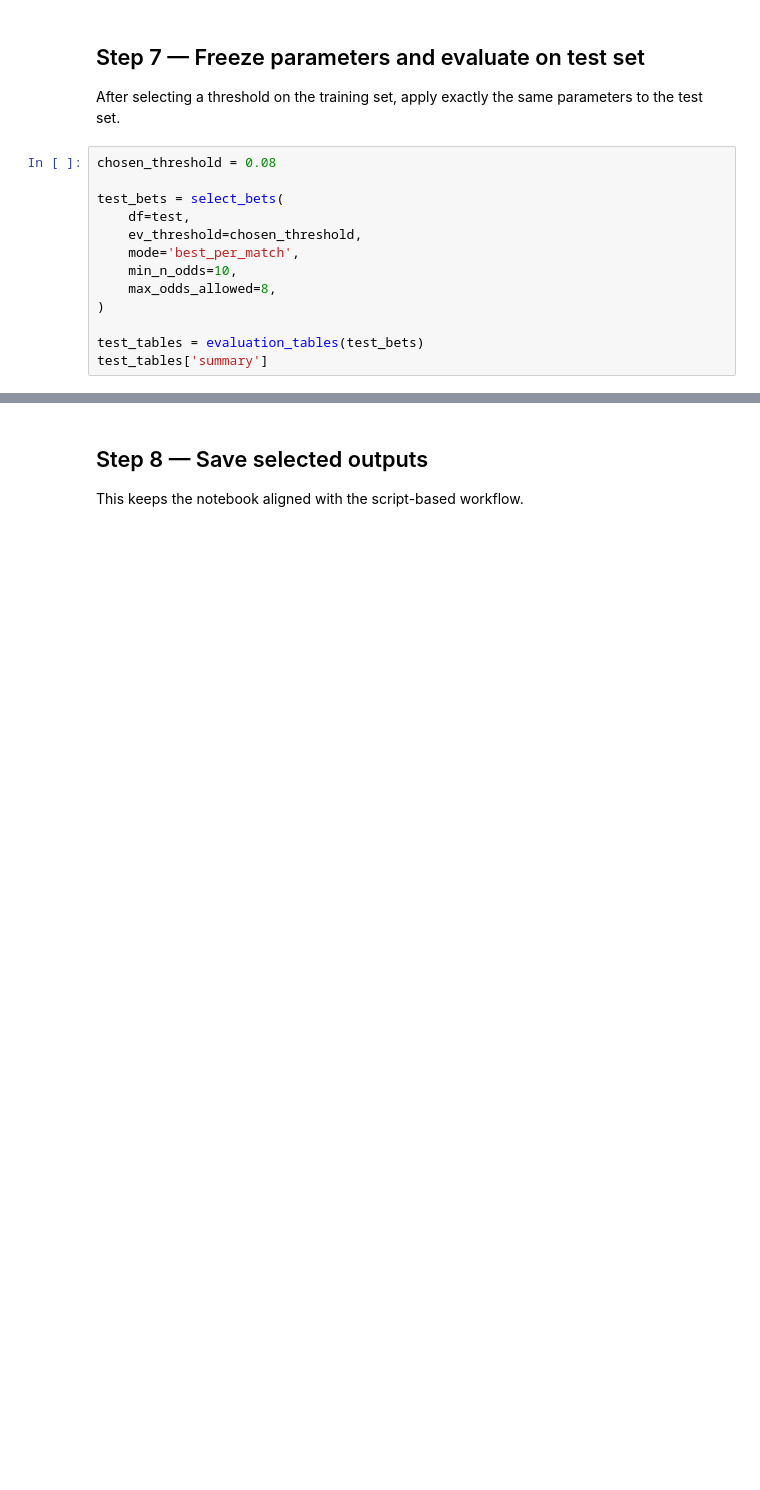
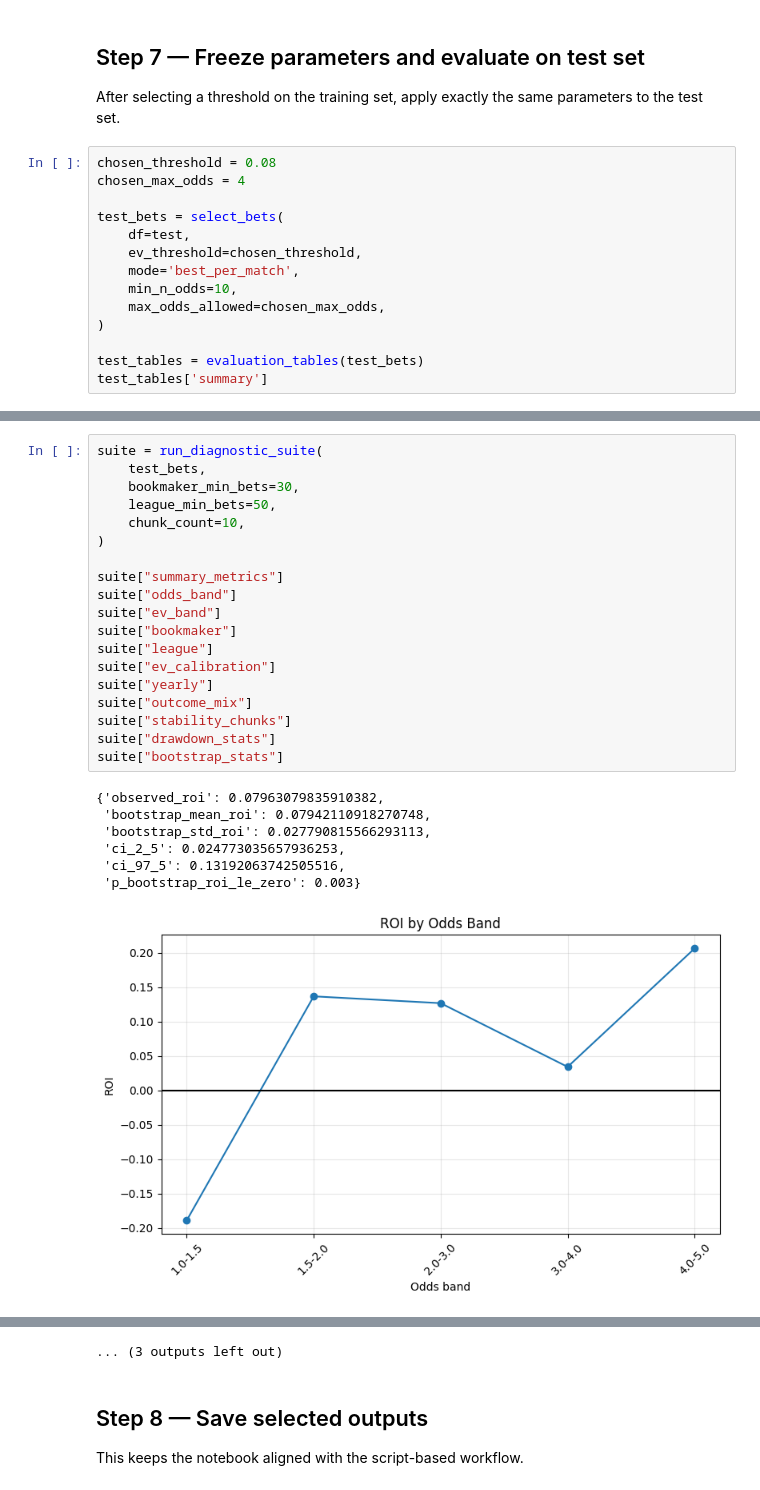
Before and after one commit to feketeLev/EPL-prediction, a Jupyter notebook: notebooks/01_pipeline_historical.ipynb, the cells around one changed output, grey strips where cells are left out. Saved outputs shown, nothing was run; the diff lists cells and outputs as text; blank space fills up the shorter version.

```diff
--- a/notebooks/01_pipeline_historical.ipynb
+++ b/notebooks/01_pipeline_historical.ipynb
@@ -185,13 +230,14 @@ train_grid
 After selecting a threshold on the training set, apply exactly the same parameters to the test set.
 # %%
 chosen_threshold = 0.08
+chosen_max_odds = 4
 
 test_bets = select_bets(
     df=test,
     ev_threshold=chosen_threshold,
     mode='best_per_match',
     min_n_odds=10,
-    max_odds_allowed=8,
+    max_odds_allowed=chosen_max_odds,
 )
 
 test_tables = evaluation_tables(test_bets)
@@ -202,0 +390,27 @@ test_tables['by_league'].head(20)
+# %%
+suite = run_diagnostic_suite(
+    test_bets,
+    bookmaker_min_bets=30,
+    league_min_bets=50,
+    chunk_count=10,
+)
+
+suite["summary_metrics"]
+suite["odds_band"]
+suite["ev_band"]
+suite["bookmaker"]
+suite["league"]
+suite["ev_calibration"]
+suite["yearly"]
+suite["outcome_mix"]
+suite["stability_chunks"]
+suite["drawdown_stats"]
+suite["bootstrap_stats"]
+# %% [output]
+{'observed_roi': 0.07963079835910382,
+ 'bootstrap_mean_roi': 0.07942110918270748,
+ 'bootstrap_std_roi': 0.027790815566293113,
+ 'ci_2_5': 0.024773035657936253,
+ 'ci_97_5': 0.13192063742505516,
+ 'p_bootstrap_roi_le_zero': 0.003}
+[figure, added]
@@ -203,3 +427,4 @@ test_tables['by_league'].head(20)
+... (3 outputs left out)
 # %% [markdown]
 ## Step 8 — Save selected outputs
 
```
Also changed, not shown: parts of 19 cells of this notebook, 2 other files.
